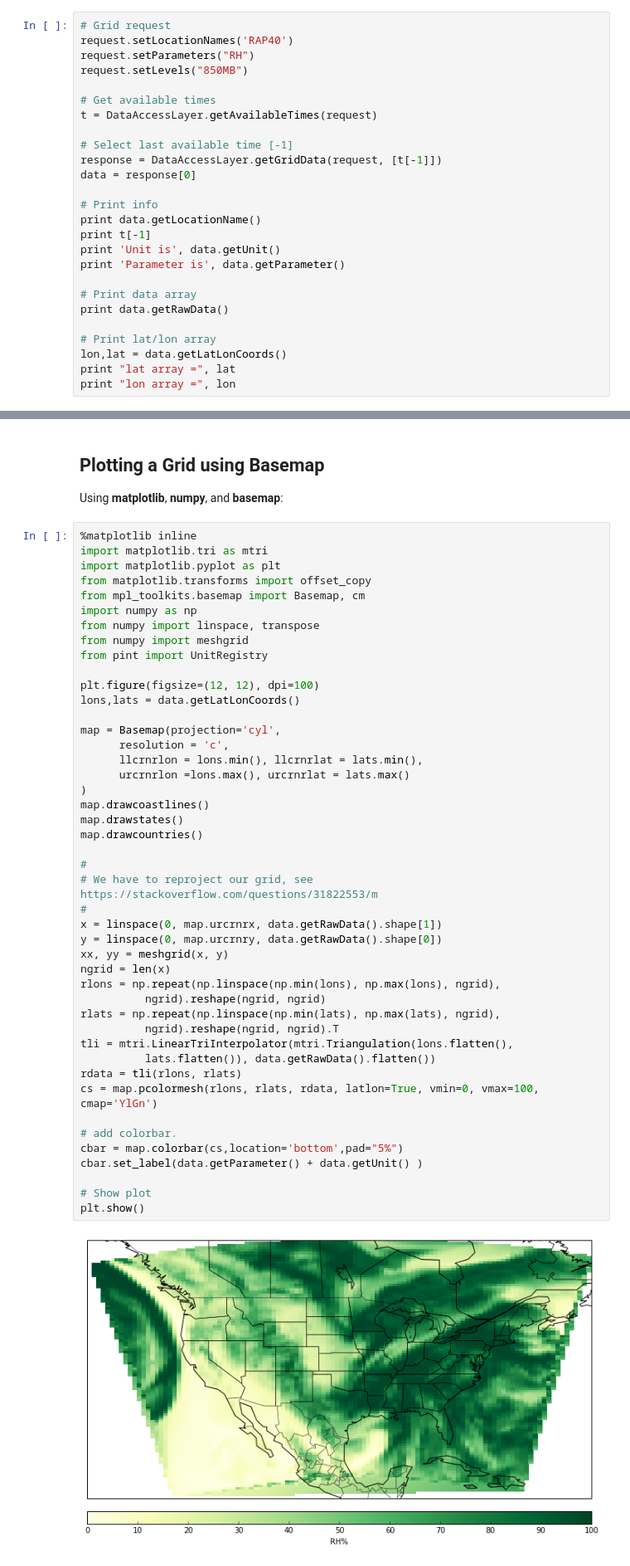
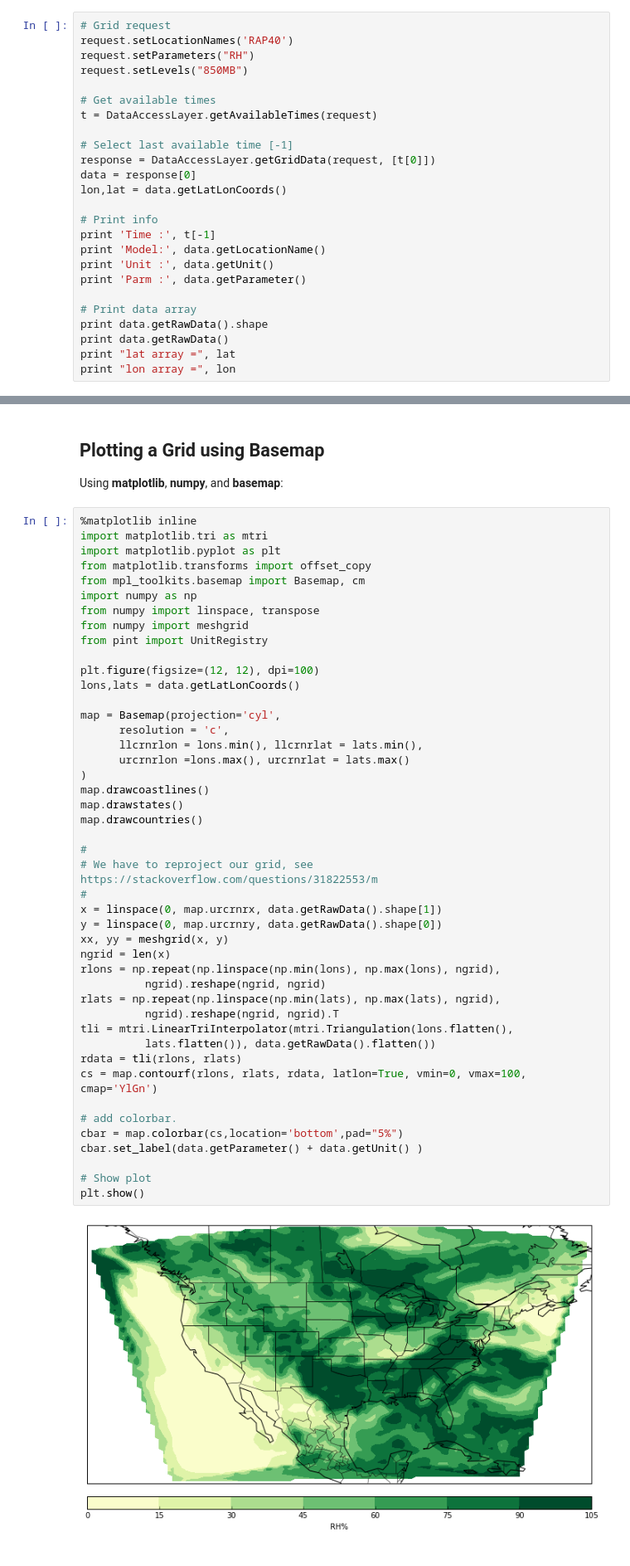
Before and after one commit to Unidata/python-awips, a Jupyter notebook: examples/Grid Display.ipynb, the cells around one changed output, grey strips where cells are left out. Shown at 83% size. Saved outputs shown, nothing was run; the diff lists cells and outputs as text.

```diff
--- a/examples/Grid Display.ipynb
+++ b/examples/Grid Display.ipynb
@@ -57,20 +59,19 @@ request.setLevels("850MB")
 t = DataAccessLayer.getAvailableTimes(request)
 
 # Select last available time [-1]
-response = DataAccessLayer.getGridData(request, [t[-1]])
+response = DataAccessLayer.getGridData(request, [t[0]])
 data = response[0]
+lon,lat = data.getLatLonCoords()
 
 # Print info
-print data.getLocationName()
-print t[-1]
-print 'Unit is', data.getUnit()
-print 'Parameter is', data.getParameter()
+print 'Time :', t[-1]
+print 'Model:', data.getLocationName()
+print 'Unit :', data.getUnit()
+print 'Parm :', data.getParameter()
 
 # Print data array
+print data.getRawData().shape
 print data.getRawData()
-
-# Print lat/lon array
-lon,lat = data.getLatLonCoords()
 print "lat array =", lat
 print "lon array =", lon
 # %% [output]
@@ -113,32 +114,32 @@ map = Basemap(projection='cyl',
       resolution = 'c',
       llcrnrlon = lons.min(), llcrnrlat = lats.min(),
       urcrnrlon =lons.max(), urcrnrlat = lats.max()
 )
 map.drawcoastlines()
 map.drawstates()
 map.drawcountries()
 
 #
 # We have to reproject our grid, see https://stackoverflow.com/questions/31822553/m
 #
 x = linspace(0, map.urcrnrx, data.getRawData().shape[1])
 y = linspace(0, map.urcrnry, data.getRawData().shape[0])
 xx, yy = meshgrid(x, y)
 ngrid = len(x)
 rlons = np.repeat(np.linspace(np.min(lons), np.max(lons), ngrid),
           ngrid).reshape(ngrid, ngrid)
 rlats = np.repeat(np.linspace(np.min(lats), np.max(lats), ngrid),
           ngrid).reshape(ngrid, ngrid).T
 tli = mtri.LinearTriInterpolator(mtri.Triangulation(lons.flatten(),
           lats.flatten()), data.getRawData().flatten())
 rdata = tli(rlons, rlats)
-cs = map.pcolormesh(rlons, rlats, rdata, latlon=True, vmin=0, vmax=100, cmap='YlGn')
+cs = map.contourf(rlons, rlats, rdata, latlon=True, vmin=0, vmax=100, cmap='YlGn')
 
 # add colorbar.
 cbar = map.colorbar(cs,location='bottom',pad="5%")
 cbar.set_label(data.getParameter() + data.getUnit() )
 
 # Show plot
 plt.show()
 # %% [output]
-[figure, old version]
+[figure, new version]
```
Also changed, not shown: parts of 8 cells of this notebook, 1 other file.
